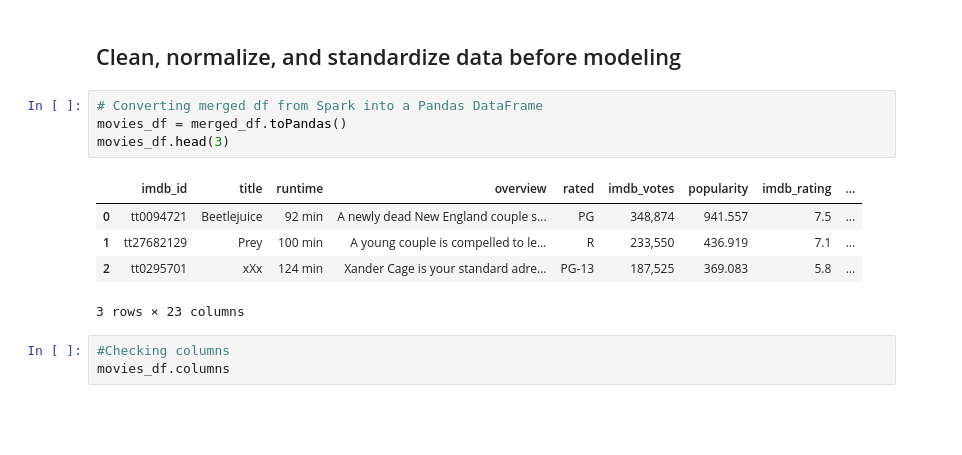
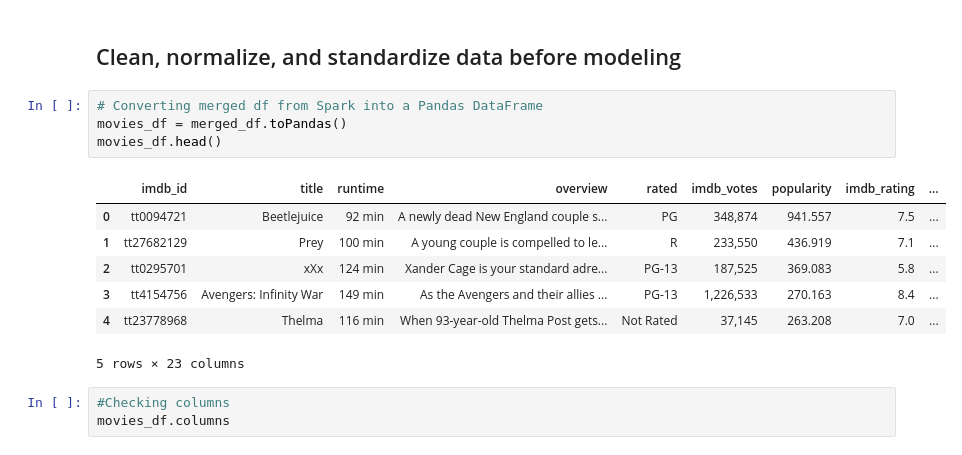
Before and after one commit to YesmelinP/Movie_Success_ML, a Jupyter notebook: logistic_regression.ipynb, the cells around one changed output. Saved outputs shown, nothing was run; the diff lists cells and outputs as text; blank space fills up the shorter version.

```diff
--- a/logistic_regression.ipynb
+++ b/logistic_regression.ipynb
@@ -90,13 +87,15 @@ only showing top 20 rows
 # %%
 # Converting merged df from Spark into a Pandas DataFrame
 movies_df = merged_df.toPandas()
-movies_df.head(3)
+movies_df.head()
 # %% [output]
 |  | imdb_id | title | runtime | overview | rated | imdb_votes | popularity | imdb_rating | ... |
 | 0 | tt0094721 | Beetlejuice | 92 min | A newly dead New England couple s... | PG | 348,874 | 941.557 | 7.5 | ... |
 | 1 | tt27682129 | Prey | 100 min | A young couple is compelled to le... | R | 233,550 | 436.919 | 7.1 | ... |
 | 2 | tt0295701 | xXx | 124 min | Xander Cage is your standard adre... | PG-13 | 187,525 | 369.083 | 5.8 | ... |
+| 3 | tt4154756 | Avengers: Infinity War | 149 min | As the Avengers and their allies ... | PG-13 | 1,226,533 | 270.163 | 8.4 | ... |
+| 4 | tt23778968 | Thelma | 116 min | When 93-year-old Thelma Post gets... | Not Rated | 37,145 | 263.208 | 7.0 | ... |
-3 rows × 23 columns
+5 rows × 23 columns
 # %%
 #Checking columns
 movies_df.columns
```
Also changed, not shown: parts of 7 cells of this notebook, 1 other file.
